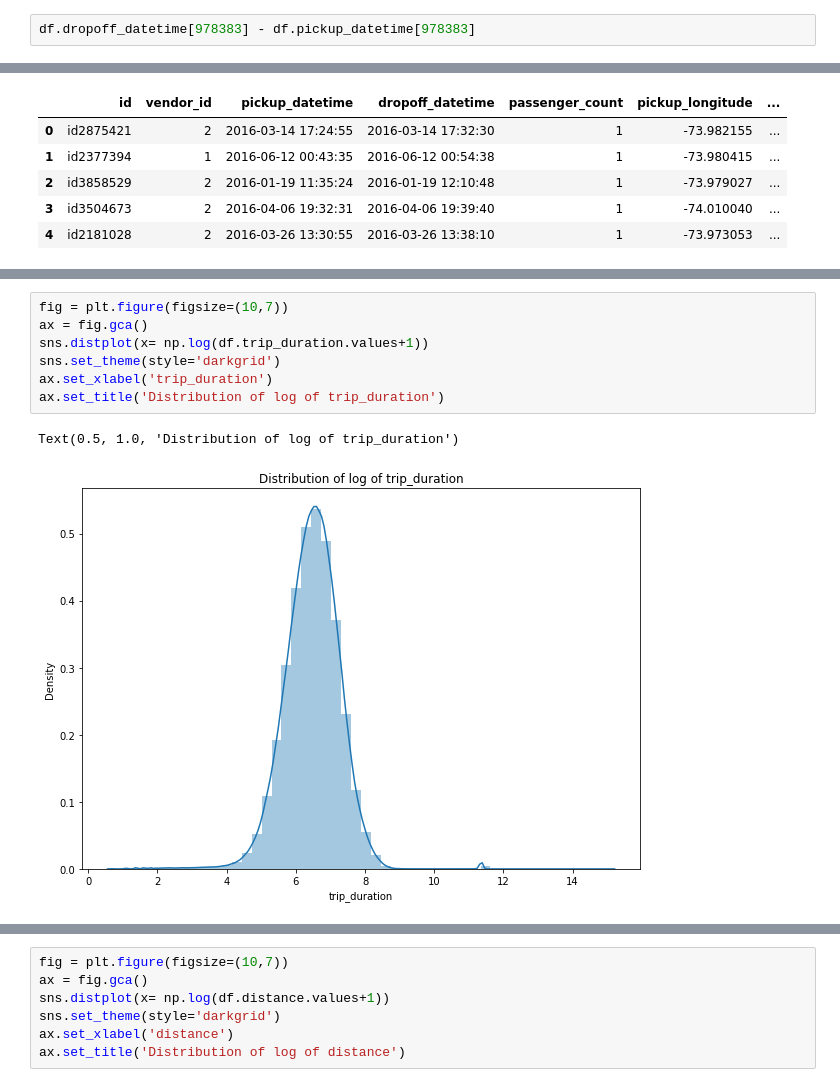
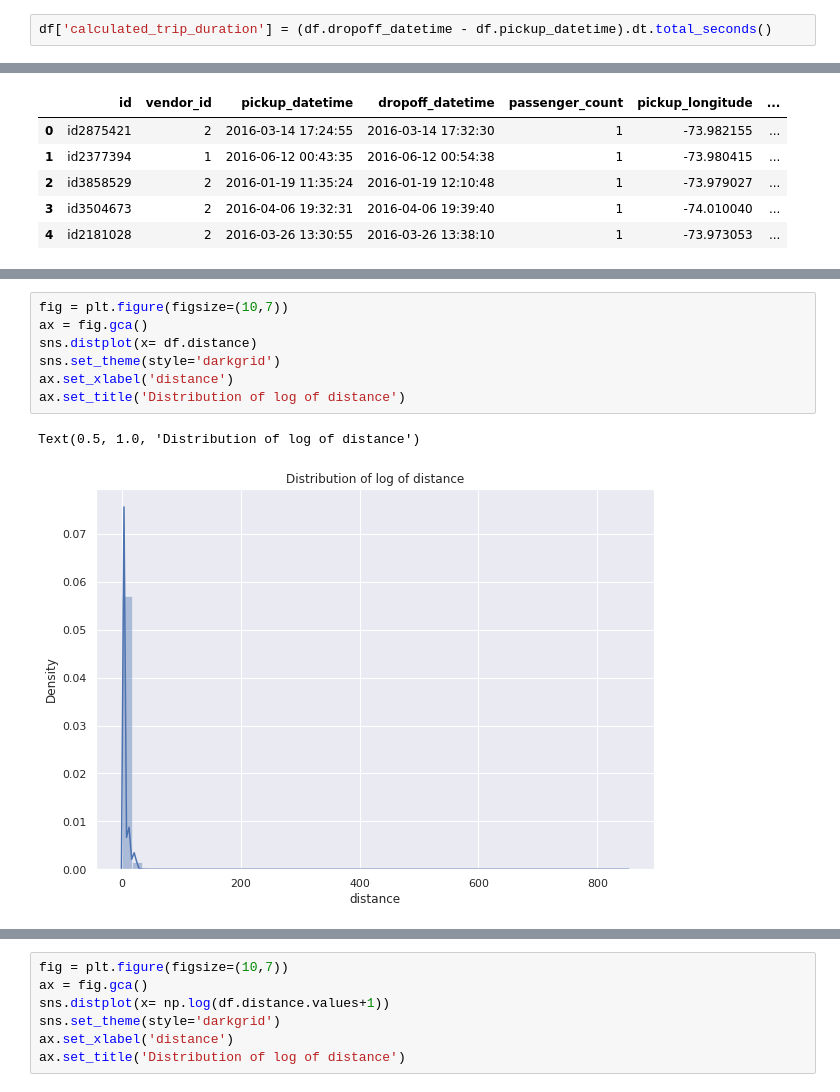
Before and after one commit to HariTarz/NYC-Taxi-Trip-Time-Prediction, a Jupyter notebook: NYC_Taxi_Trip_Time_Prediction_Capstone_Project.ipynb, the cells around one changed output, grey strips where cells are left out. Saved outputs shown, nothing was run; the diff lists cells and outputs as text.

```diff
--- a/NYC_Taxi_Trip_Time_Prediction_Capstone_Project.ipynb
+++ b/NYC_Taxi_Trip_Time_Prediction_Capstone_Project.ipynb
@@ -157,4 +162,4 @@ df[df.trip_duration > 86400]
 | 924150 | id1325766 | 1 | 2016-01-05 06:14:15 | 2016-01-31 01:01:07 | 1 | -73.983788 | ... |
 | 978383 | id0053347 | 1 | 2016-02-13 22:46:52 | 2016-03-25 18:18:14 | 1 | -73.783905 | ... |
 # %%
-df.dropoff_datetime[978383] - df.pickup_datetime[978383]
+df['calculated_trip_duration'] = (df.dropoff_datetime - df.pickup_datetime).dt.total_seconds()
@@ -244,10 +283,10 @@ calc_vif(df[[i for i in df.describe().columns if i in updated_tmp_var]])
 # %%
 fig = plt.figure(figsize=(10,7))
 ax = fig.gca()
-sns.distplot(x= np.log(df.trip_duration.values+1))
+sns.distplot(x= df.distance)
 sns.set_theme(style='darkgrid')
-ax.set_xlabel('trip_duration')
-ax.set_title('Distribution of log of trip_duration')
+ax.set_xlabel('distance')
+ax.set_title('Distribution of log of distance')
 # %% [output]
-Text(0.5, 1.0, 'Distribution of log of trip_duration')
+Text(0.5, 1.0, 'Distribution of log of distance')
-[figure, old version]
+[figure, new version]
```
Also changed, not shown: parts of 144 cells of this notebook.
